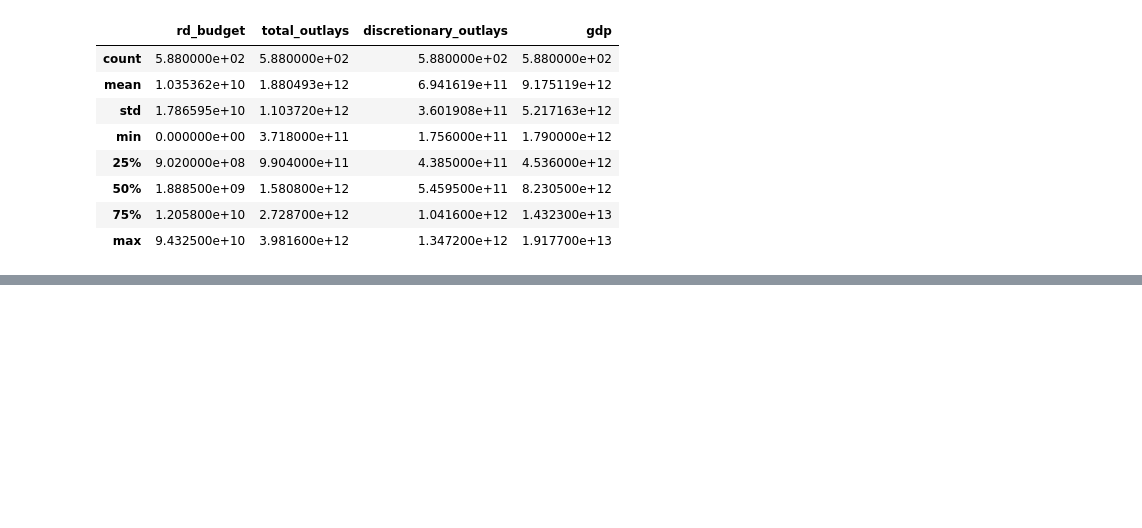
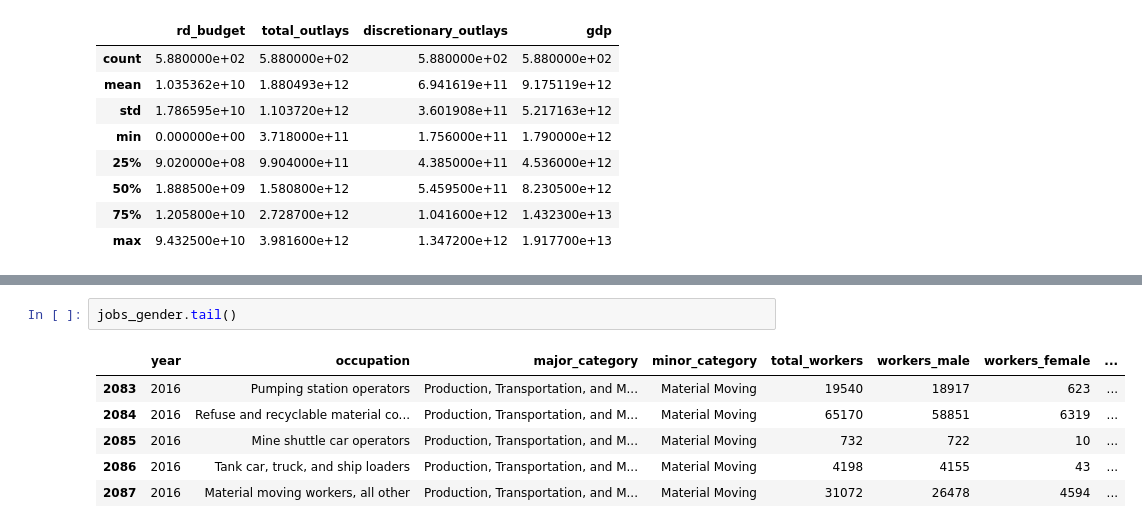
Before and after one commit to briandk/2020-virtual-program-in-data-science, a Jupyter notebook: check_datasets.ipynb, the cells around one changed output, grey strips where cells are left out. Saved outputs shown, nothing was run; the diff lists cells and outputs as text; blank space fills up the shorter version.

```diff
--- a/check_datasets.ipynb
+++ b/check_datasets.ipynb
@@ -189,0 +212,9 @@ r_and_d[["rd_budget", "total_outlays", "discretionary_outlays", "gdp"]].describe
+# %%
+jobs_gender.tail()
+# %% [output]
+|  | year | occupation | major_category | minor_category | total_workers | workers_male | workers_female | ... |
+| 2083 | 2016 | Pumping station operators | Production, Transportation, and M... | Material Moving | 19540 | 18917 | 623 | ... |
+| 2084 | 2016 | Refuse and recyclable material co... | Production, Transportation, and M... | Material Moving | 65170 | 58851 | 6319 | ... |
+| 2085 | 2016 | Mine shuttle car operators | Production, Transportation, and M... | Material Moving | 732 | 722 | 10 | ... |
+| 2086 | 2016 | Tank car, truck, and ship loaders | Production, Transportation, and M... | Material Moving | 4198 | 4155 | 43 | ... |
+| 2087 | 2016 | Material moving workers, all other | Production, Transportation, and M... | Material Moving | 31072 | 26478 | 4594 | ... |
```
Also changed, not shown: parts of 4 cells of this notebook, 1 other file.
